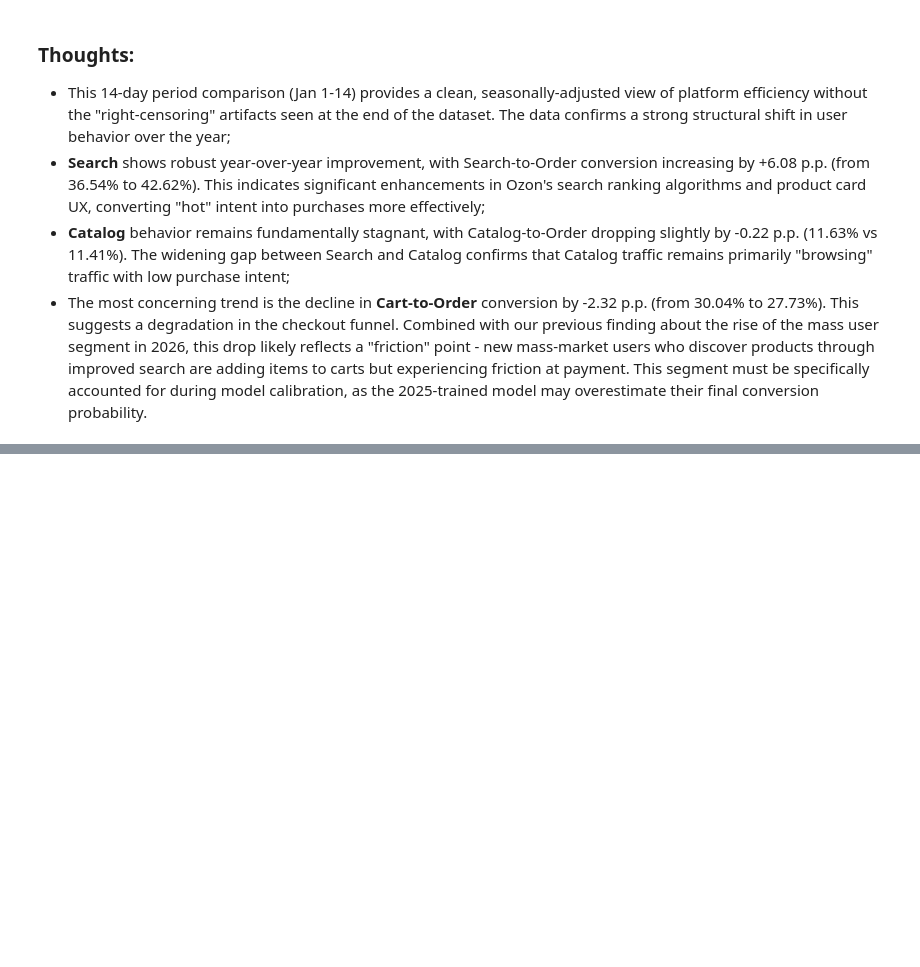
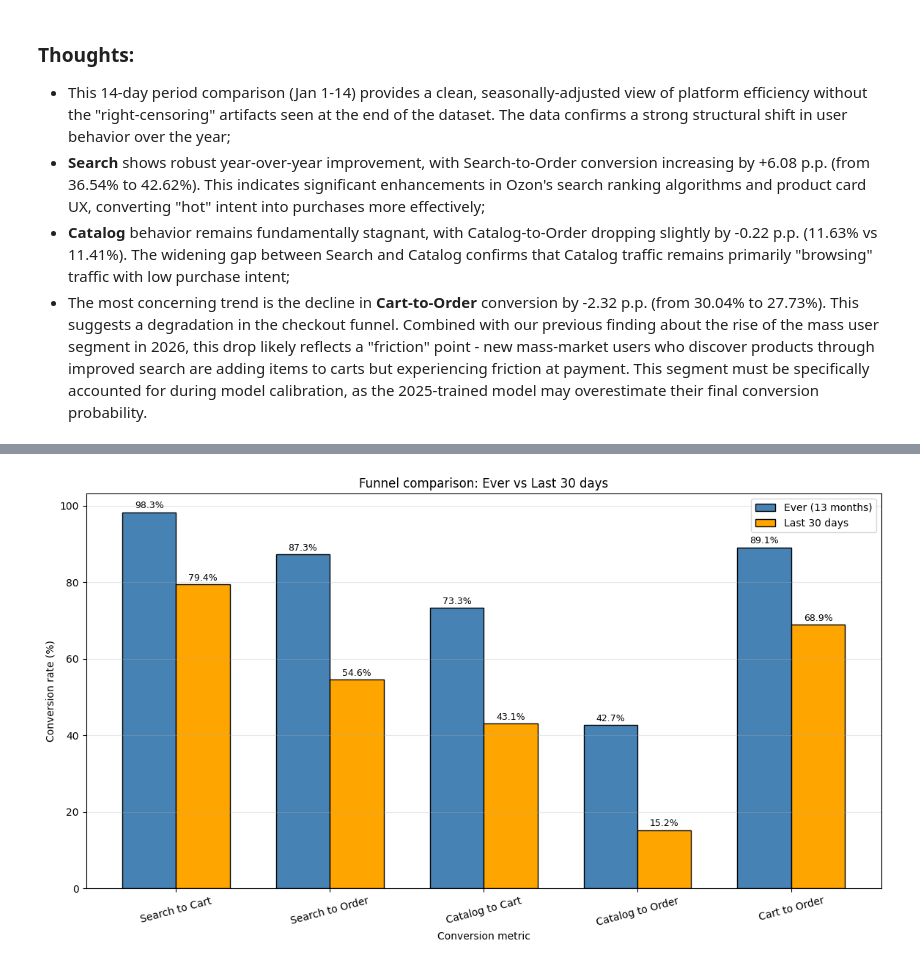
Before and after one commit to HelloImWebbieeee/E-cup_2026_by_Ozon_Tech, a Jupyter notebook: notebooks/data_eda.ipynb, the cells around one changed output, grey strips where cells are left out. Drawn from its saved outputs; the diff is of its cells as text; code cells hidden in the pictures; blank space fills up the shorter version.

Commit message:
Conducted additional research on GMV, GMV decomposition, conversions & funnels, and channel intersection. Completed the EDA phase in advance

```diff
--- a/notebooks/data_eda.ipynb
+++ b/notebooks/data_eda.ipynb
@@ -37,0 +60,4 @@ Dataset weight: (171.80338954925537, 'MB')
+# %%
+# DATA LOADING
+lf = pl.scan_parquet(TRAIN_PATH)
+print(f"Train data loaded: {lf.collect_schema()}")
@@ -80,9 +108,6 @@ def print_vertical_one_row(df: pl.DataFrame) -> None:
 - **to_ord** – суммарное число купленных товаров
 - **gmv** – суммарная стоимость купленных товаров
 - **searches** – суммарное число поисковых запросов
-# %%
-# CREATING LAZY FRAME WITH POLARS
-lf = pl.scan_parquet(DATASET_PATH)
 # %%
 # FORMAT CHECKING
 schema = lf.collect_schema()
@@ -1728,0 +1865,30 @@ plt.show()
+# %%
+# Visualization
+metrics = comparison_df["Metric"].tolist()
+ever_vals = comparison_df["Ever (13 months)"].tolist()
+last30d_vals = comparison_df["Last 30d"].tolist()
+
+x = np.arange(len(metrics))
+width = 0.35
+
+fig, ax = plt.subplots(figsize = (14, 7))
+
+ax.bar(x - width/2, ever_vals, width, label = "Ever (13 months)", color = "steelblue", edgecolor = "black")
+ax.bar(x + width/2, last30d_vals, width, label = "Last 30 days", color = "orange", edgecolor = "black")
+
+ax.set_xlabel("Conversion metric")
+ax.set_ylabel("Conversion rate (%)")
+ax.set_title("Funnel comparison: Ever vs Last 30 days")
+ax.set_xticks(x)
+ax.set_xticklabels(metrics, rotation = 15)
+ax.legend()
+ax.grid(alpha = 0.3, axis = "y")
+
+for i, (ever, last30d) in enumerate(zip(ever_vals, last30d_vals)):
+    ax.text(i - width/2, ever + 0.5, f"{ever:.1f}%", ha = "center", va = "bottom", fontsize = 9)
+    ax.text(i + width/2, last30d + 0.5, f"{last30d:.1f}%", ha = "center", va = "bottom", fontsize = 9)
+
+fig.savefig(REPORTS_CONV_FUNL_DIR / "19_funnel_ever_vs_last30d.png", dpi = 150)
+plt.show()
+# %% [output]
+[figure, added]
```
Also changed, not shown: parts of 18 cells of this notebook.
